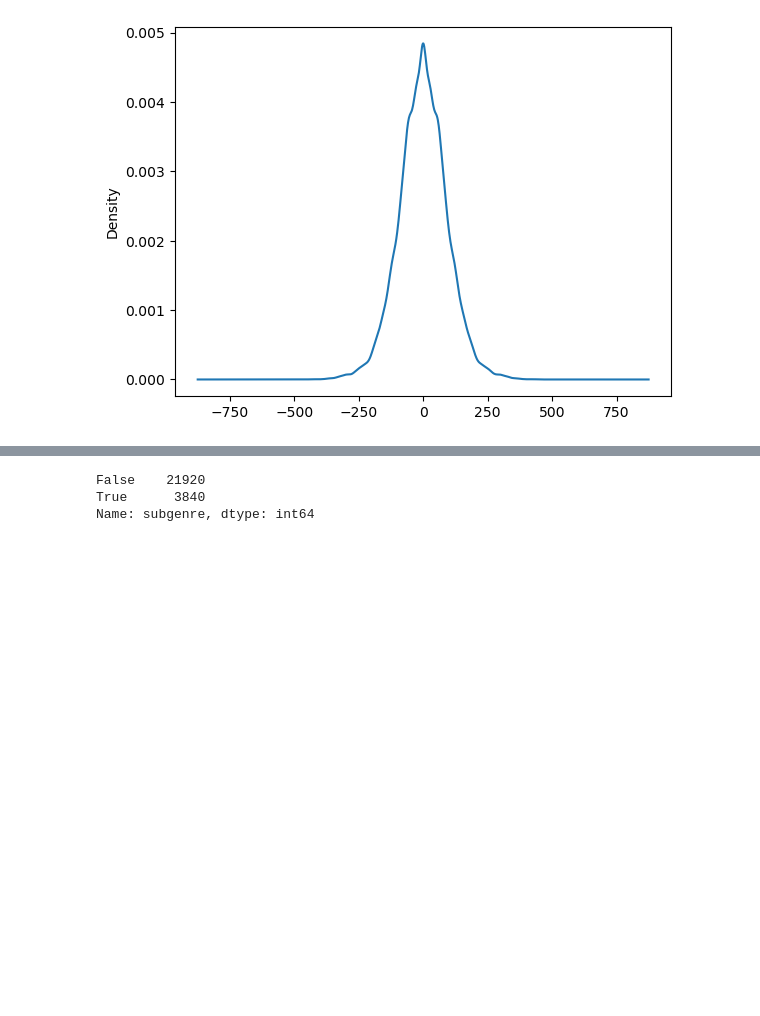
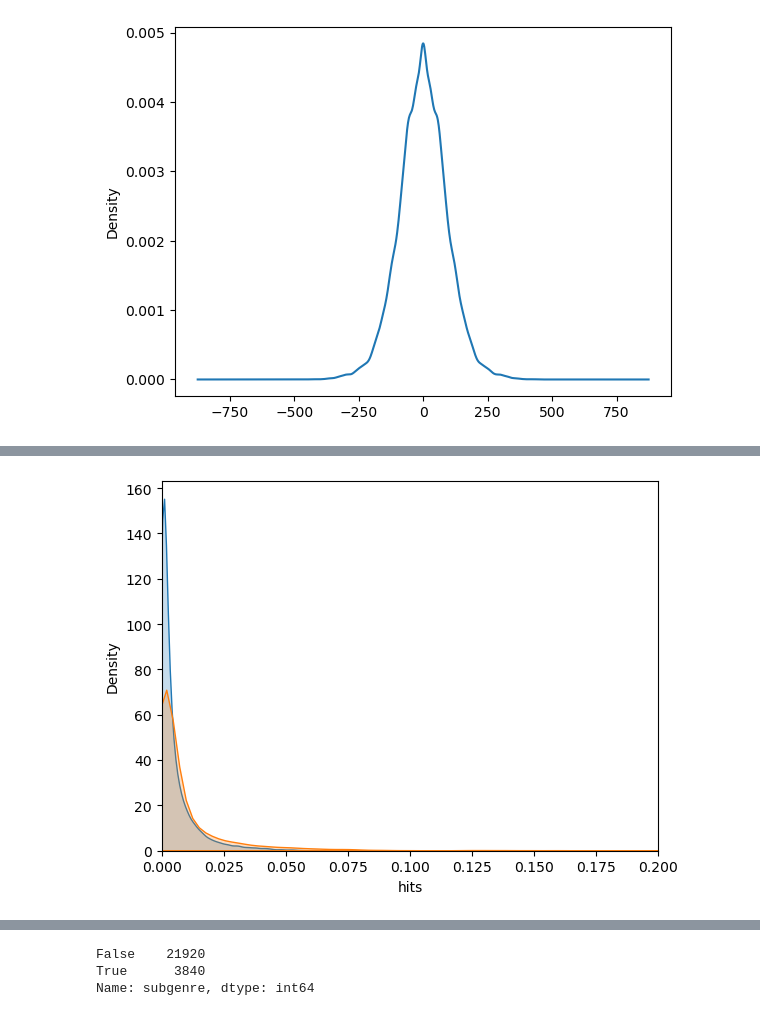
Before and after one commit to mikekestemont/zwerfverzen, a Jupyter notebook: notebooks/intertext-stats.ipynb, the cells around one changed output, grey strips where cells are left out. Drawn from its saved outputs; the diff is of its cells as text; code cells hidden in the pictures; blank space fills up the shorter version.

```diff
--- a/notebooks/intertext-stats.ipynb
+++ b/notebooks/intertext-stats.ipynb
@@ -73,0 +139,8 @@ plt.xlim(0, 1);
+# %%
+import seaborn as sns
+fig, ax = plt.subplots()
+for gr, group in df.groupby('subgenre'):
+    sns.kdeplot(group['hits'], ax=ax, label=gr, shade=True)
+plt.xlim(0, .2);
+# %% [output]
+[figure, added]
```
Also changed, not shown: parts of 13 cells of this notebook, 5 other files.
